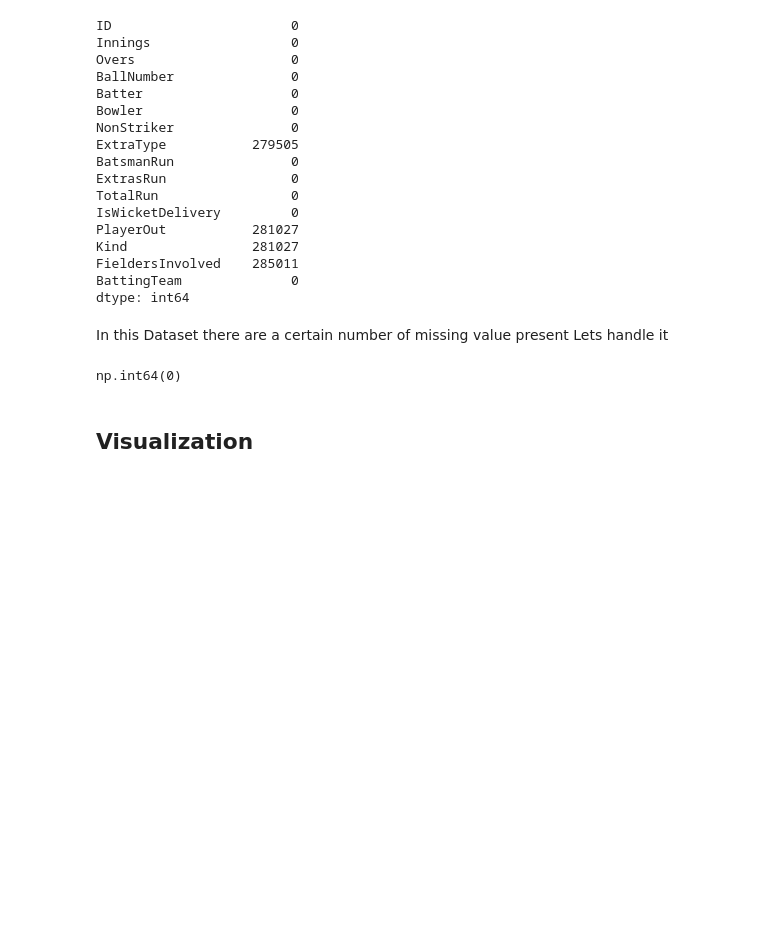
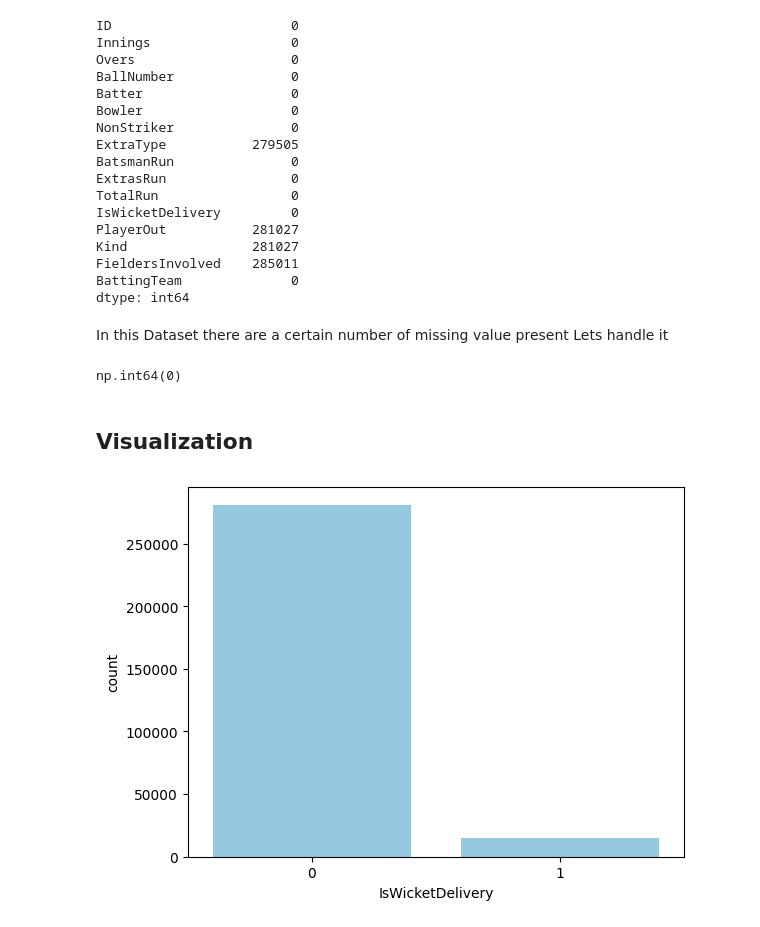
Before and after one commit to samifahim07/Smart-Cricket-Analytics-Ball-by-Ball-Event-Prediction-using-Machine-Learning, a Jupyter notebook: smart_analysis.ipynb, the cells around one changed output. Drawn from its saved outputs; the diff is of its cells as text; code cells hidden in the pictures; blank space fills up the shorter version.

```diff
--- a/smart_analysis.ipynb
+++ b/smart_analysis.ipynb
@@ -164,6 +164,7 @@ np.int64(0)
 ## **Visualization**
 # %%
 # Target Column destribution
-sns.countplot(data=df, x='IsWicketDelivery')
-plt.xticks(rotation=45)
+sns.countplot(data=df, x='IsWicketDelivery', color='skyblue')
 plt.show()
+# %% [output]
+[figure, added]
```
